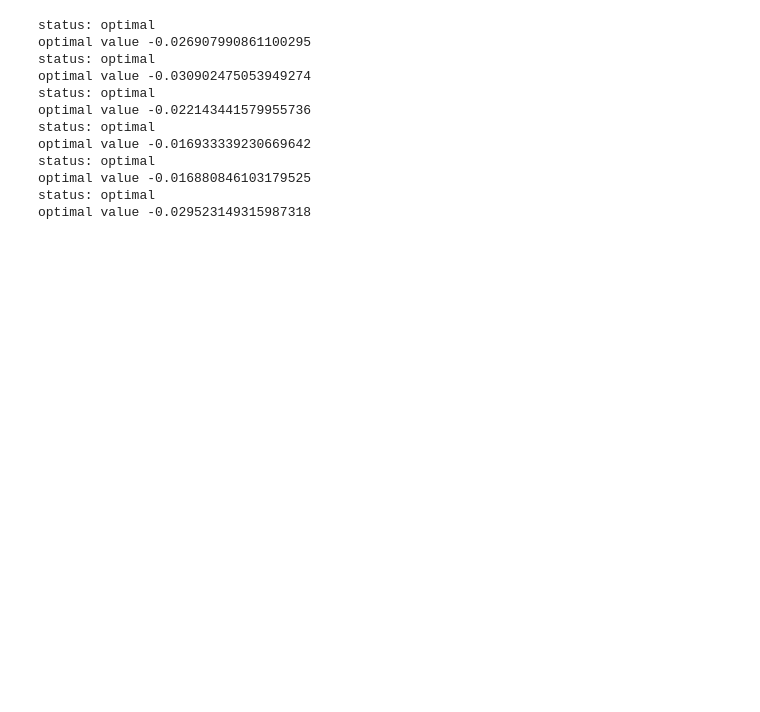
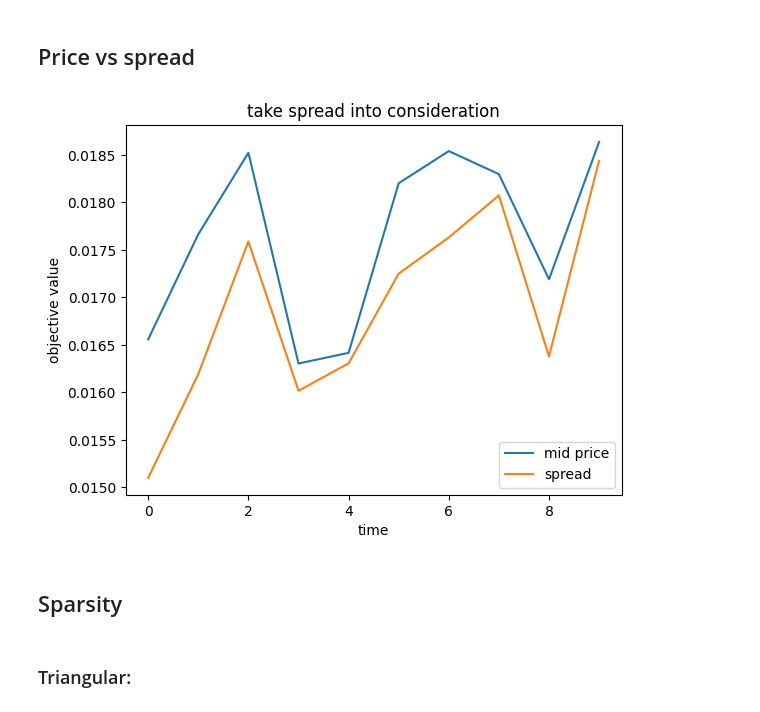
Before and after one commit to LeahXue/crypto, a Jupyter notebook: arb_detection.ipynb, the cells around one changed output. Drawn from its saved outputs; the diff is of its cells as text; code cells hidden in the pictures; blank space fills up the shorter version.

Commit message:
update obj & sparsity constraint

```diff
--- a/arb_detection.ipynb
+++ b/arb_detection.ipynb
@@ -76,25 +91,36 @@ data = pd.read_csv("data.csv")
 # %%
 data.sort_values(by=["timestamp"], inplace=True)
 # %%
-def find_arbitrage(df):
-    currency_set, currency2index = init(df)
-    price_mtx = update_price_mtx(df, currency_set, currency2index)
-    var_loc = get_var_loc(df, currency_set, currency2index)
-    X = update_obj(price_mtx, var_loc, currency_set)
+def find_arbitrage(df, midPrice = False, samples = 5, **kwargs):
+    times = df.timestamp.unique()[:samples]
+    Xs = []
+    vals = []
+    for t in (times):
+        df_t = df[df.timestamp == t]
+        currency_set, currency2index = init(df_t)
+        price_mtx = update_price_mtx(df_t, currency_set, currency2index, midPrice)
+        var_loc = get_var_loc(df_t, currency_set, currency2index)
+        X, val = update_obj(price_mtx, var_loc, currency_set, **kwargs)
+        Xs.append(X)
+        vals.append(val)
+    return Xs, vals
-# %%
-timestamps = data.head(1000).timestamp.unique()
-for t in timestamps:
-    find_arbitrage(data[data["timestamp"] == t])
-# %% [output]
-status: optimal
-optimal value -0.026907990861100295
-status: optimal
-optimal value -0.030902475053949274
-status: optimal
-optimal value -0.022143441579955736
-status: optimal
-optimal value -0.016933339230669642
-status: optimal
-optimal value -0.016880846103179525
-status: optimal
-optimal value -0.029523149315987318
+# %% [markdown]
+## Price vs spread
+# %%
+Xs_mid, vals_mid = find_arbitrage(data, midPrice = True, samples = 10)
+# %%
+Xs_spread, vals_spread = find_arbitrage(data, midPrice = False, samples = 10)
+# %%
+plt.plot(vals_mid, label = "mid price")
+plt.plot(vals_spread, label = "spread")
+plt.legend()
+plt.xlabel("time")
+plt.ylabel("objective value")
+plt.title("take spread into consideration")
+plt.show()
+# %% [output]
+[figure, added]
+# %% [markdown]
+## Sparsity
+# %% [markdown]
+### Triangular:
```
Also changed, not shown: parts of 7 cells of this notebook, 1 other file.
